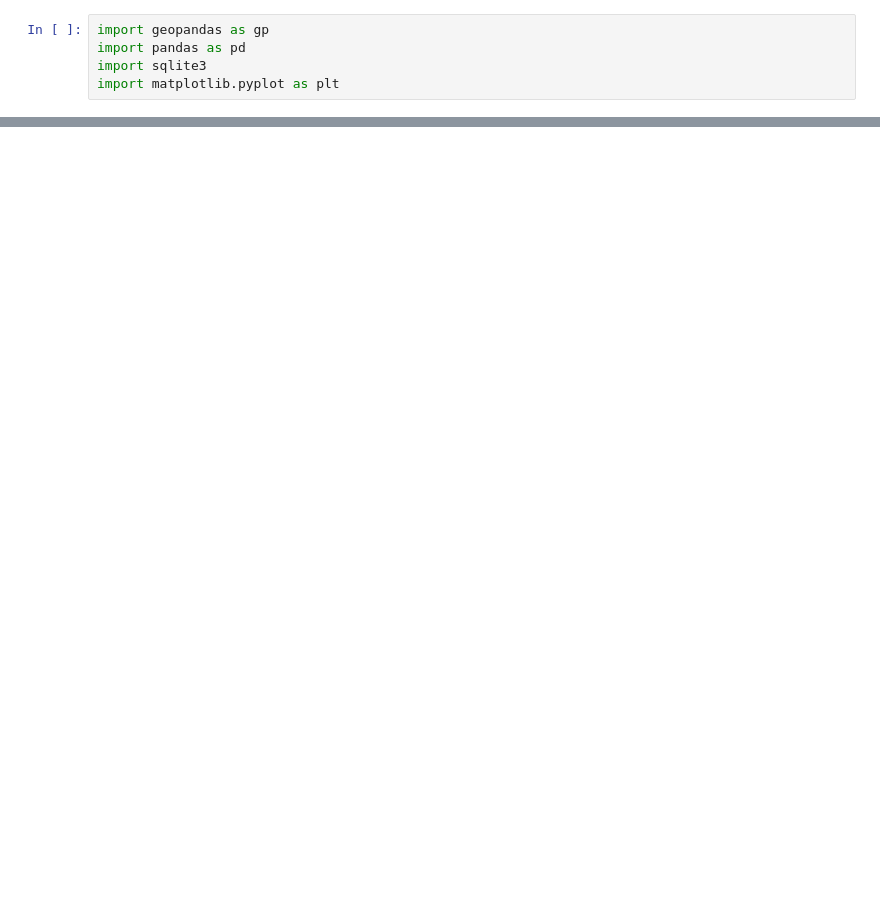
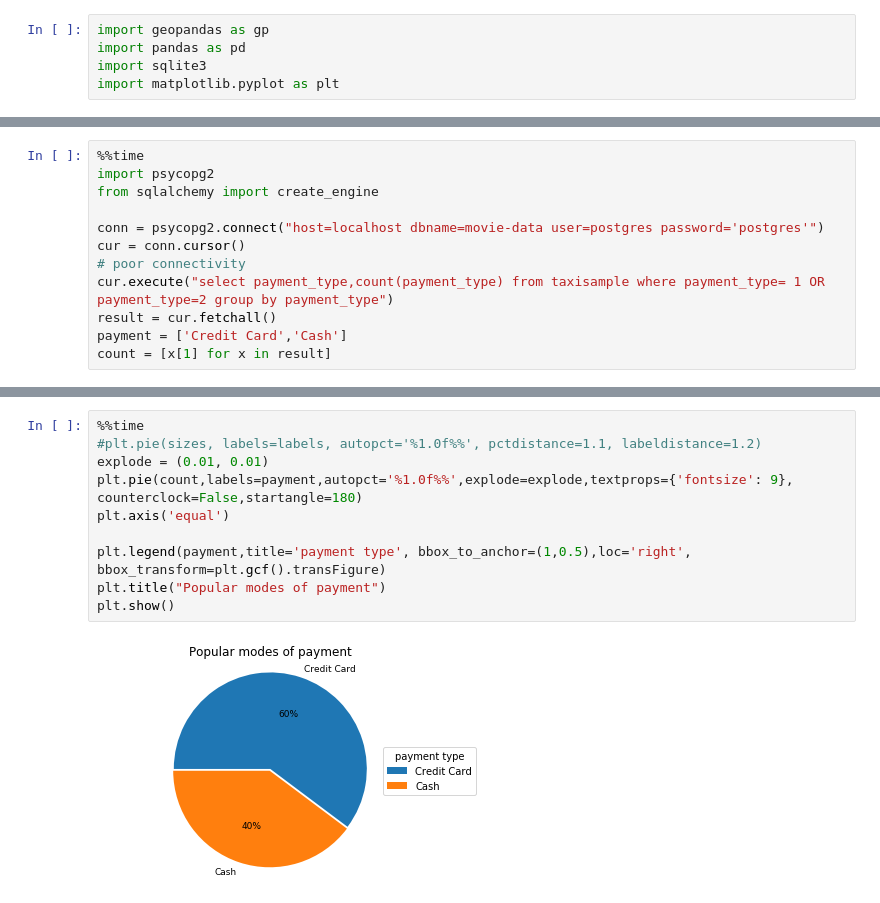
Before and after one commit to sannath/CSC501, a Jupyter notebook: Assignment-2/Taxi_DB_1M_nikita.ipynb, the cells around one changed output, grey strips where cells are left out. Drawn from its saved outputs; the diff is of its cells as text; blank space fills up the shorter version.

```diff
--- a/Assignment-2/Taxi_DB_1M_nikita.ipynb
+++ b/Assignment-2/Taxi_DB_1M_nikita.ipynb
@@ -189,0 +217,12 @@ imax
+# %%
+%%time
+import psycopg2
+from sqlalchemy import create_engine
+
+conn = psycopg2.connect("host=localhost dbname=movie-data user=postgres password='postgres'")
+cur = conn.cursor()
+# poor connectivity
+cur.execute("select payment_type,count(payment_type) from taxisample where payment_type= 1 OR payment_type=2 group by payment_type")
+result = cur.fetchall()
+payment = ['Credit Card','Cash']
+count = [x[1] for x in result]
@@ -189,0 +231,12 @@ imax
+# %%
+%%time
+#plt.pie(sizes, labels=labels, autopct='%1.0f%%', pctdistance=1.1, labeldistance=1.2)
+explode = (0.01, 0.01)
+plt.pie(count,labels=payment,autopct='%1.0f%%',explode=explode,textprops={'fontsize': 9}, counterclock=False,startangle=180)
+plt.axis('equal')
+
+plt.legend(payment,title='payment type', bbox_to_anchor=(1,0.5),loc='right', bbox_transform=plt.gcf().transFigure)
+plt.title("Popular modes of payment")
+plt.show()
+# %% [output]
+[figure, added]
```
Also changed, not shown: parts of 17 cells of this notebook.
